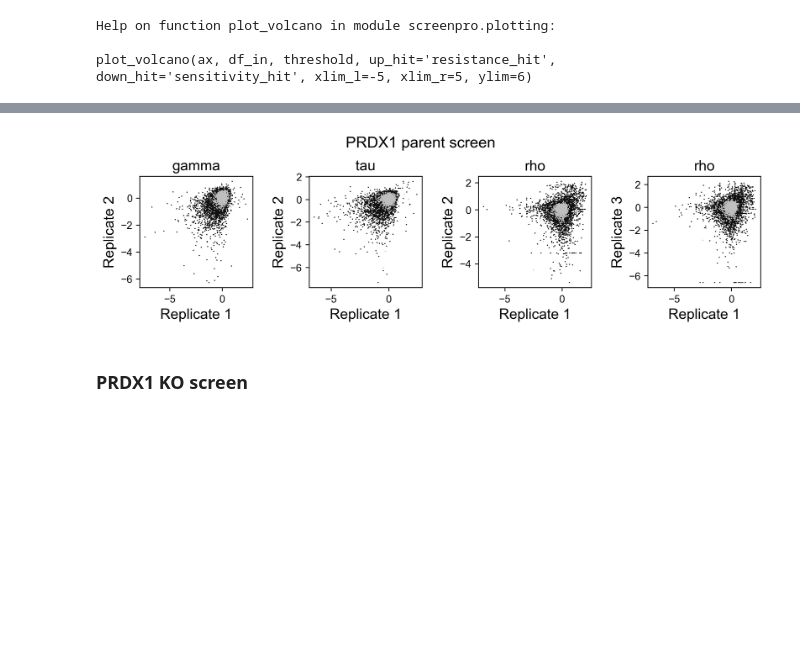
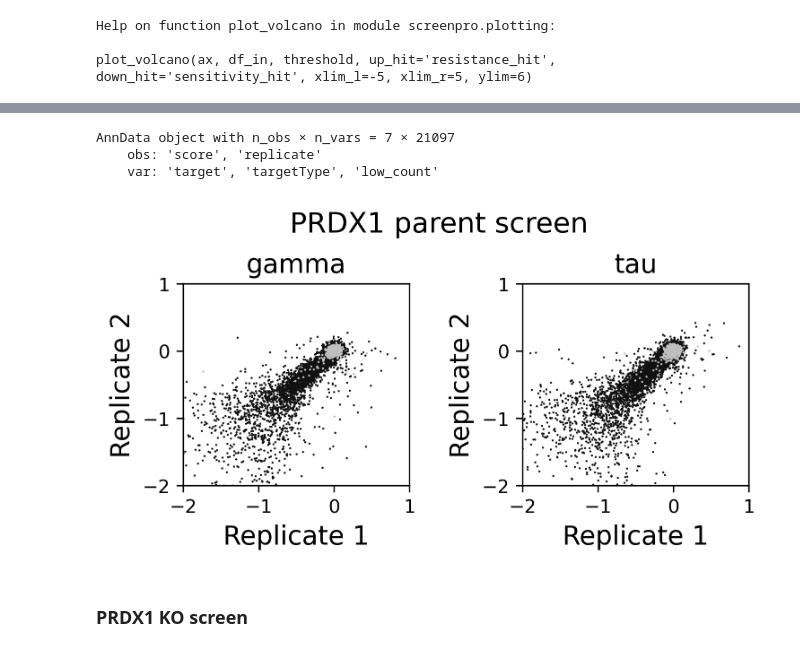
Before and after one commit to abearab/DDRi-screens, a Jupyter notebook: CRISPRi-PRDX1-screens/2_screen_analysis.ipynb, the cells around one changed output, grey strips where cells are left out. Saved outputs shown, nothing was run; the diff lists cells and outputs as text; code cells hidden in the pictures; blank space fills up the shorter version.

Commit message:
improve growth normalization

```diff
--- a/CRISPRi-PRDX1-screens/2_screen_analysis.ipynb
+++ b/CRISPRi-PRDX1-screens/2_screen_analysis.ipynb
@@ -227,2 +126,0 @@ screen.adata.obs
-# %%
-screen.n_reps = 2
@@ -298,0 +207,18 @@ plt.show()
+# %%
+def calculateGrowthFactor(screen, untreated, treated, db_rate_col):
+    adat = screen.adata.copy()
+
+    growth_factors = []
+
+    # calculate growth factor for gamma, tau, or rho score per replicates
+    for replicate in adat.obs.replicate.unique():
+        db_untreated = adat.obs.query(f'condition == "{untreated}" & replicate == {str(replicate)}')[db_rate_col][0]
+        db_treated = adat.obs.query(f'condition == "{treated}" & replicate == {str(replicate)}')[db_rate_col][0]
+
+        growth_factors.append(('gamma',db_untreated,replicate))
+        growth_factors.append(('tau',db_treated,replicate))
+        growth_factors.append(('rho',np.abs(db_untreated-db_treated),replicate))
+
+    out = pd.DataFrame(growth_factors,columns=['score','growth_factor','replicate'])
+
+    return out
@@ -299,33 +280,39 @@ plt.show()
+# %%
+growth_factor_table = calculateGrowthFactor(screen0, untreated = 'vehicle', treated = 'DNAPKi', db_rate_col = 'pop_doublings')
 # %%
 pdata = ad.AnnData(
     X=pd.concat([
-        get_replicate_score(screen,'T0', 'vehicle').add_prefix('gamma_'),
-        get_replicate_score(screen,'T0', 'DNAPKi').add_prefix('tau_'),
-        get_replicate_score(screen,'vehicle', 'DNAPKi').add_prefix('rho_')
+        getReplicateScore(screen,'T0', 'vehicle','gamma',growth_factor_table).add_prefix('gamma_'),
+        getReplicateScore(screen,'T0', 'DNAPKi','tau',growth_factor_table).add_prefix('tau_'),
+        getReplicateScore(screen0,'vehicle', 'DNAPKi','rho',growth_factor_table).add_prefix('rho_')
     ],axis=1).T,
     var=screen.adata.var
 )
 
 pdata.obs['score'] = pdata.obs.index.str.split('_').str[0]
 pdata.obs['replicate'] = pdata.obs.index.str.split('_').str[2]
+# %%
+pdata
+# %% [output]
+AnnData object with n_obs × n_vars = 7 × 21097
+    obs: 'score', 'replicate'
+    var: 'target', 'targetType', 'low_count'
 # %%
-fig, axes = plt.subplots(ncols=4,
-                         figsize=(10,3),
+fig, axes = plt.subplots(ncols=2,
+                         figsize=(5,3),
                          gridspec_kw={'wspace': 0.5, 'left': 0.12,'top':.8,'bottom':.3},
                          # sharey=True
                         )
-draw_scatter(pdata, 'gamma_replicate_1','gamma_replicate_2','gamma', axes[0])
-draw_scatter(pdata, 'tau_replicate_1','tau_replicate_2','tau', axes[1])
+scp.pl.plotReplicateScatter(axes[0], pdata, 'gamma_replicate_1','gamma_replicate_2','gamma',max_val=1)
+scp.pl.plotReplicateScatter(axes[1], pdata, 'tau_replicate_1','tau_replicate_2','tau',max_val=1)
 
-draw_scatter(pdata, 'rho_replicate_1','rho_replicate_2','rho', axes[2])
-draw_scatter(pdata, 'rho_replicate_1','rho_replicate_3','rho', axes[3])
 
 fig.suptitle('PRDX1 parent screen',fontsize=15)
 
 # plt.savefig('NAC_counts_qc.pdf',bbox_inches='tight')
 plt.show()
 # %% [output]
-[figure, old version]
+[figure, new version]
 # %% [markdown]
 ### PRDX1 KO screen
 # %%
```
Also changed, not shown: parts of 31 cells of this notebook.
